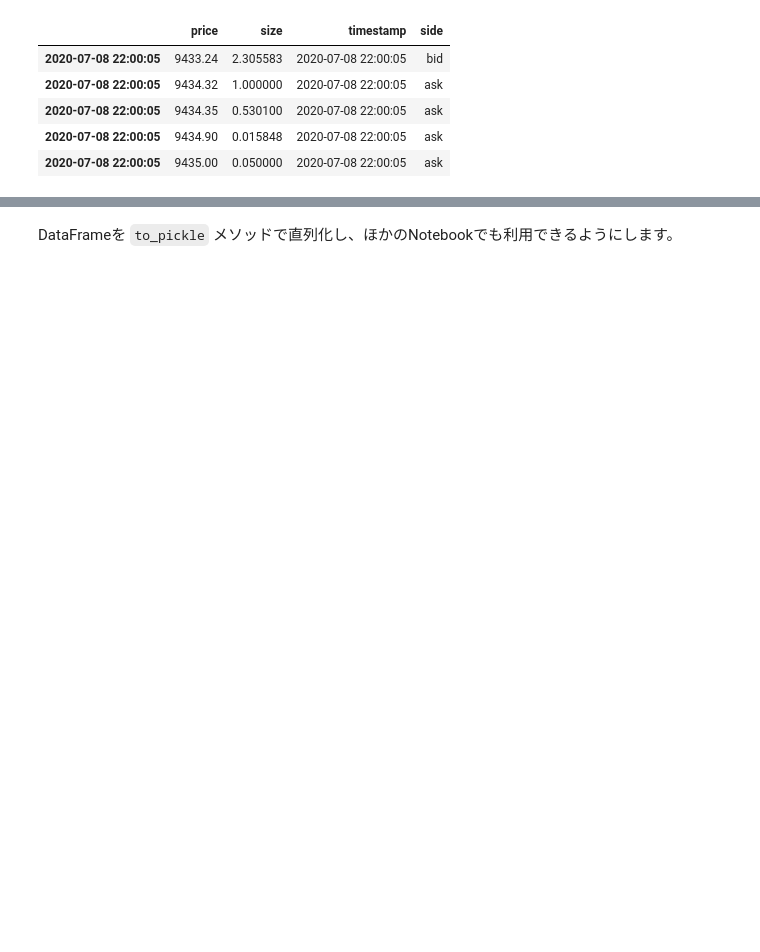
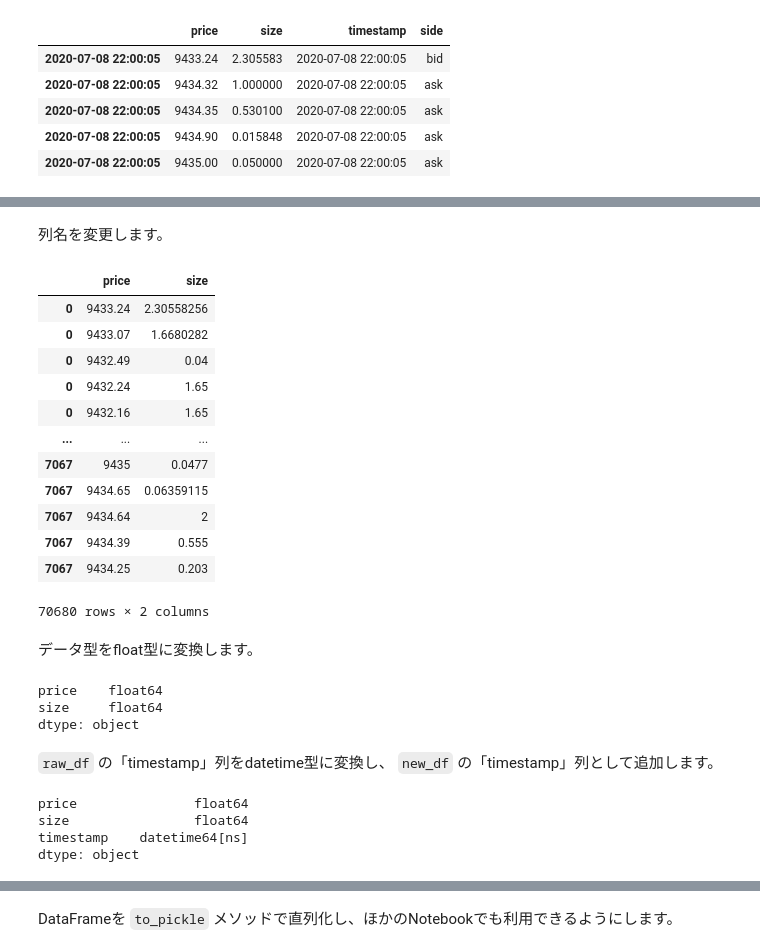
Before and after one commit to fin-py/botter4pandas, a Jupyter notebook: convert_orderbook2tidydata.ipynb, the cells around one changed output, grey strips where cells are left out. Saved outputs shown, nothing was run; the diff lists cells and outputs as text; code cells hidden in the pictures; blank space fills up the shorter version.

```diff
--- a/convert_orderbook2tidydata.ipynb
+++ b/convert_orderbook2tidydata.ipynb
@@ -102,0 +190,38 @@ df.head()
+# %% [markdown]
+列名を変更します。
+# %%
+bid_df = bid_df.rename({0: "price", 1: "size"}, axis=1)
+bid_df
+# %% [output]
+|  | price | size |
+| 0 | 9433.24 | 2.30558256 |
+| 0 | 9433.07 | 1.6680282 |
+| 0 | 9432.49 | 0.04 |
+| 0 | 9432.24 | 1.65 |
+| 0 | 9432.16 | 1.65 |
+| ... | ... | ... |
+| 7067 | 9435 | 0.0477 |
+| 7067 | 9434.65 | 0.06359115 |
+| 7067 | 9434.64 | 2 |
+| 7067 | 9434.39 | 0.555 |
+| 7067 | 9434.25 | 0.203 |
+70680 rows × 2 columns
+# %% [markdown]
+データ型をfloat型に変換します。
+# %%
+bid_df = bid_df.astype(float)
+bid_df.dtypes
+# %% [output]
+price    float64
+size     float64
+dtype: object
+# %% [markdown]
+`raw_df` の「timestamp」列をdatetime型に変換し、 `new_df` の「timestamp」列として追加します。
+# %%
+bid_df.loc[:, "timestamp"] = pd.to_datetime(raw_df.loc[:, "timestamp"], unit="s")
+bid_df.dtypes
+# %% [output]
+price               float64
+size                float64
+timestamp    datetime64[ns]
+dtype: object
```
Also changed, not shown: parts of 25 cells of this notebook.
